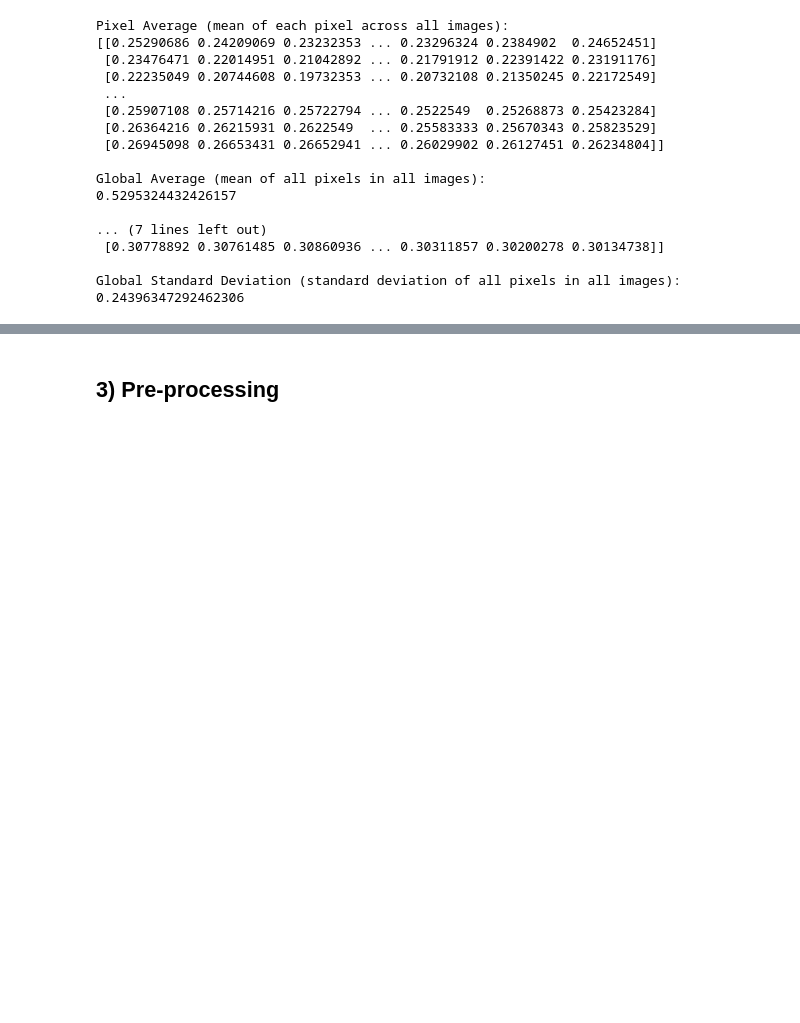
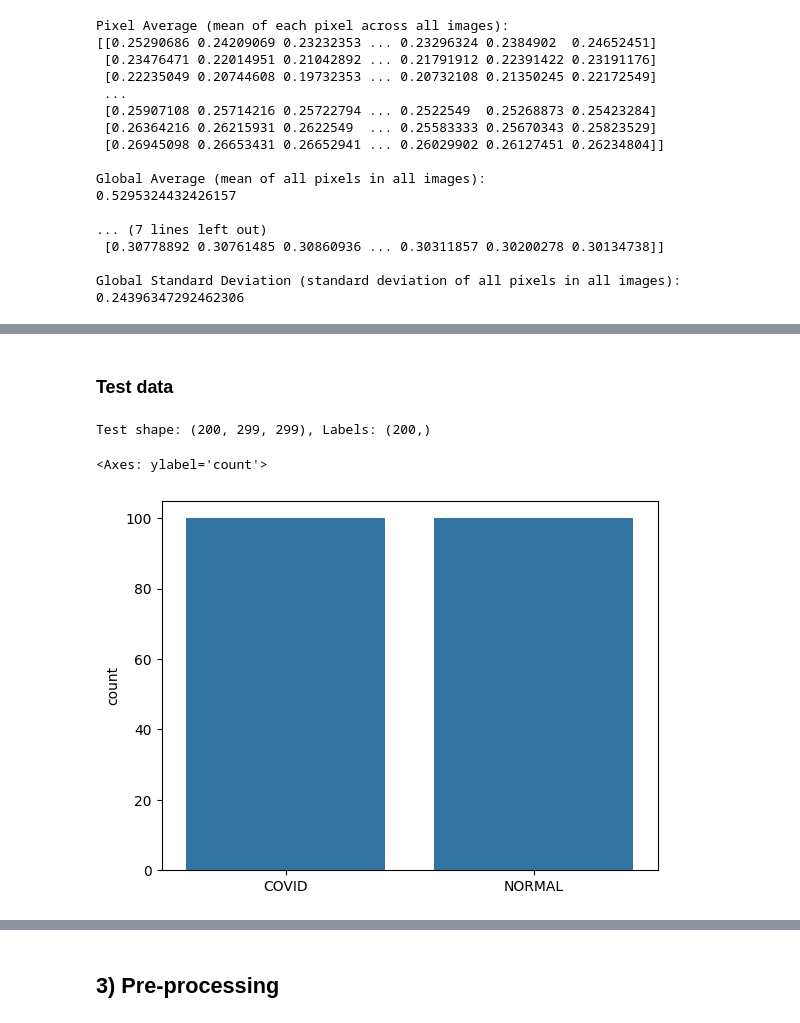
Before and after one commit to Lucmeister55/AI-project, a Jupyter notebook: notebooks/task1.ipynb, the cells around one changed output, grey strips where cells are left out. Saved outputs shown, nothing was run; the diff lists cells and outputs as text; code cells hidden in the pictures; blank space fills up the shorter version.

```diff
--- a/notebooks/task1.ipynb
+++ b/notebooks/task1.ipynb
@@ -88,0 +145,13 @@ Global Standard Deviation (standard deviation of all pixels in all images):
+# %% [markdown]
+### Test data
+# %%
+# Print the test dataset size.
+print(f"Test shape: {X_test.shape}, Labels: {y_test.shape}")
+# %% [output]
+Test shape: (200, 299, 299), Labels: (200,)
+# %%
+# Show the distribution of two classes present in the dataset.
+sns.countplot(x=y_test)
+# %% [output]
+<Axes: ylabel='count'>
+[figure, added]
```
Also changed, not shown: parts of 9 cells of this notebook.
